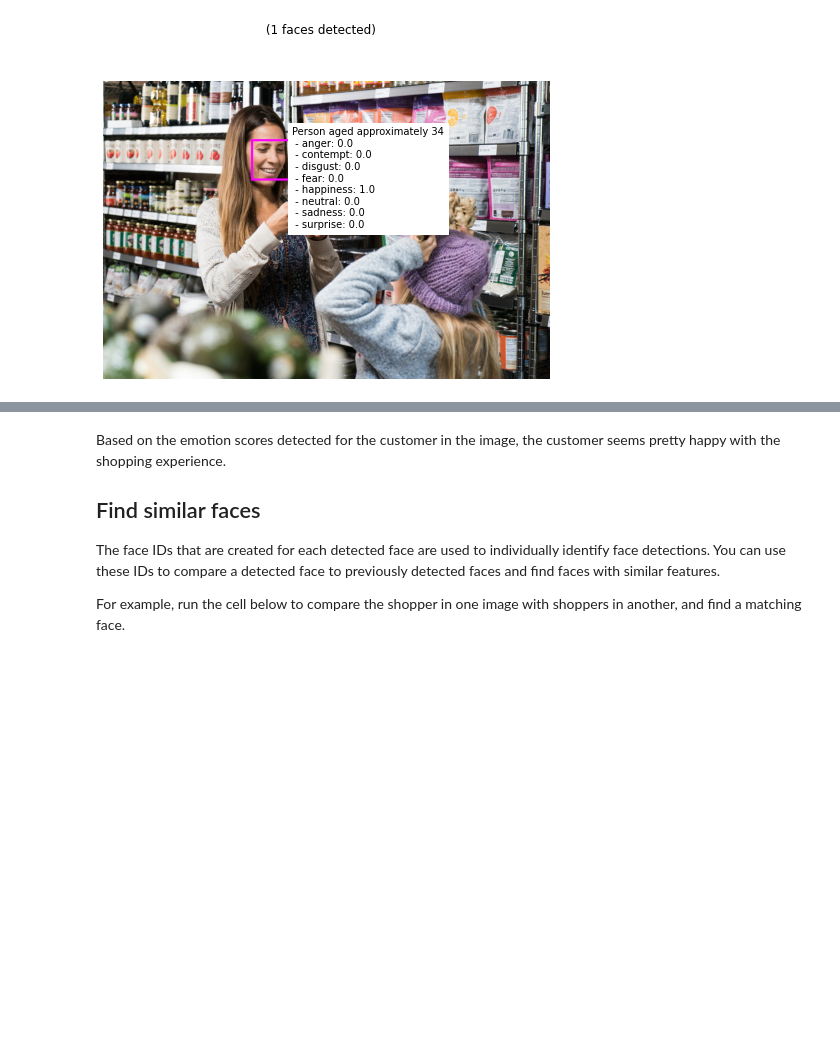
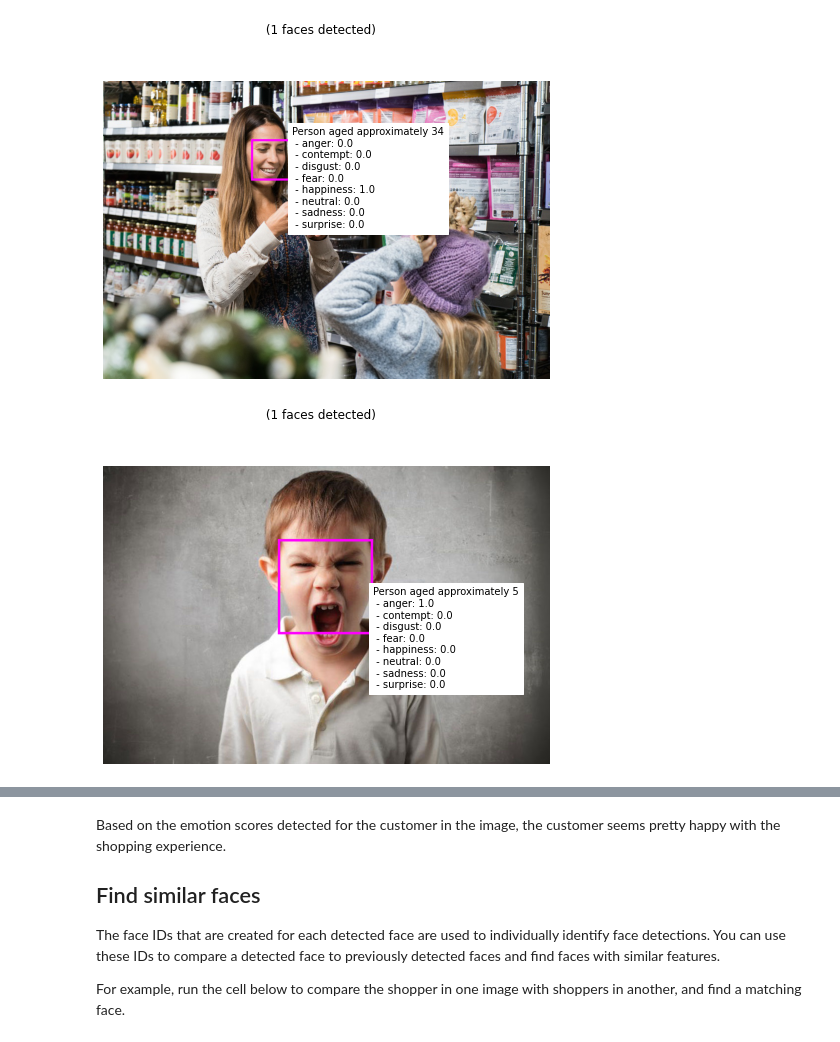
Before and after one commit to retkowsky/Azure-CognitiveServices-Labs, a Jupyter notebook: 2 Face Analysis.ipynb, the cells around one changed output, grey strips where cells are left out. Cells and saved outputs as stored; diff of their text form; code cells hidden in the pictures; blank space fills up the shorter version.

```diff
--- a/2 Face Analysis.ipynb
+++ b/2 Face Analysis.ipynb
@@ -31,7 +31,7 @@ To use your cognitive services resource, client applications need its endpoint a
 2. Copy the **endpoint** for your resource and and paste it in the code below, replacing **YOUR_COG_ENDPOINT**.
 3. Run the code in the cell below by clicking the Run Cell <span>&#9655</span> button (at the top left of the cell).
 # %%
-cog_key = 'yourkey'
+cog_key = 'f5bd0cc15f804988984d9d18909c20cd'
 cog_endpoint = 'https://cognitiveserviceslab.cognitiveservices.azure.com/'
 
 print('Ready to use cognitive services at {} using key {}'.format(cog_endpoint, cog_key))
@@ -99,3 +99,16 @@ detected_faces = face_client.face.detect_with_stream(image=image_stream, return_
 faces.show_face_attributes(image_path, detected_faces)
 # %% [output]
 [figure]
+# %%
+# Open an image
+image_path = os.path.join('images', 'test.jpg')
+image_stream = open(image_path, "rb")
+
+# Detect faces and specified facial attributes
+attributes =['age' , 'emotion']
+detected_faces = face_client.face.detect_with_stream(image=image_stream, return_face_attributes=attributes)
+
+# Display the faces and attributes (code in python_code/faces.py)
+faces.show_face_attributes(image_path, detected_faces)
+# %% [output]
+[figure, added]
```
Also changed, not shown: parts of 3 cells of this notebook, 5 other files.
